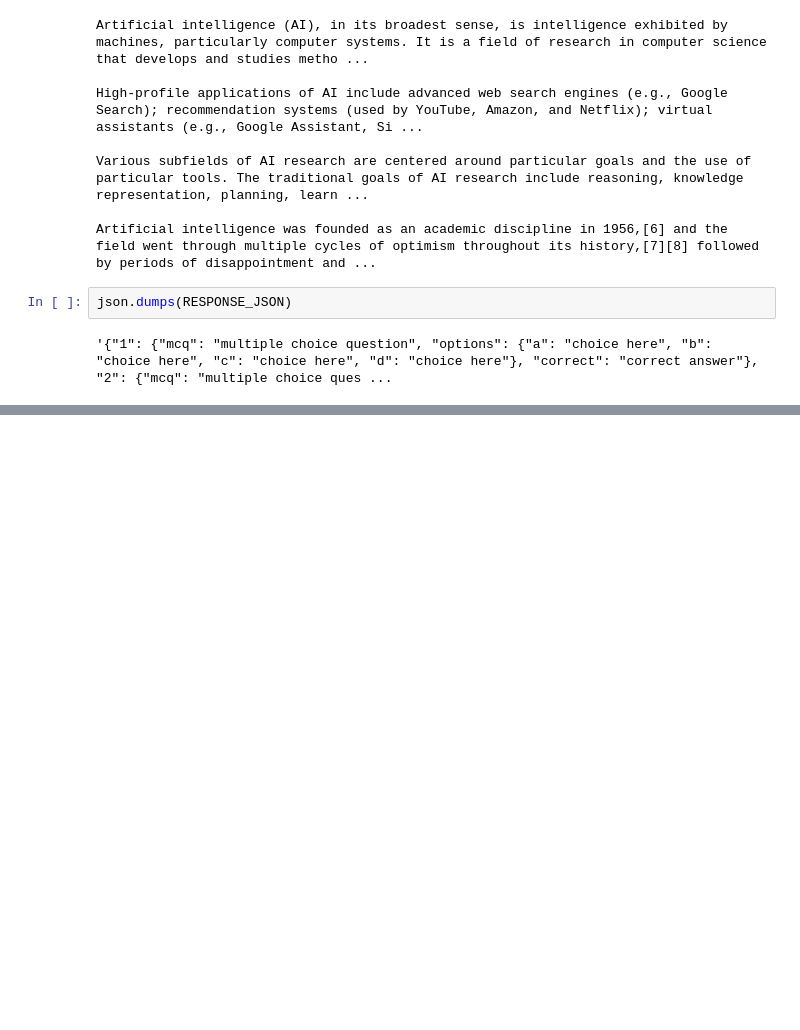
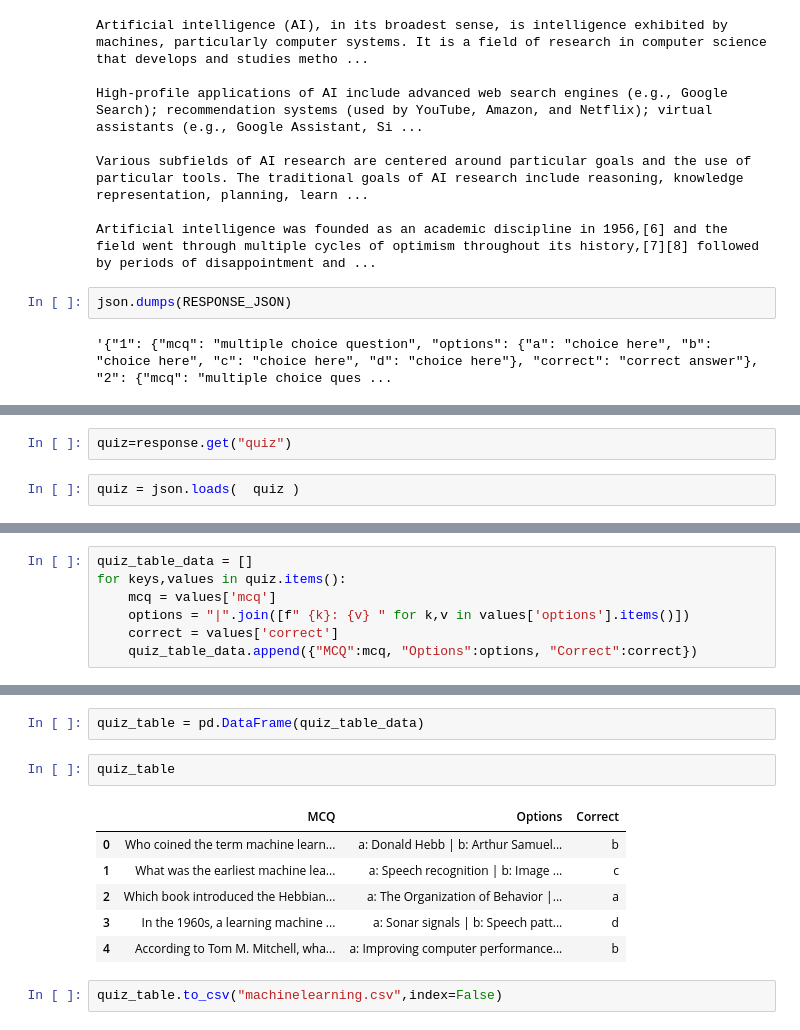
Before and after one commit to Msaad-786/mcqgen, a Jupyter notebook: experiment/mcq.ipynb, the cells around one changed output, grey strips where cells are left out. Drawn from its saved outputs; the diff is of its cells as text; blank space fills up the shorter version.

```diff
--- a/experiment/mcq.ipynb
+++ b/experiment/mcq.ipynb
@@ -114,0 +154,4 @@ json.dumps(RESPONSE_JSON)
+# %%
+quiz=response.get("quiz")
+# %%
+quiz = json.loads(  quiz )
@@ -114,0 +178,7 @@ json.dumps(RESPONSE_JSON)
+# %%
+quiz_table_data = []
+for keys,values in quiz.items():
+    mcq = values['mcq']
+    options = "|".join([f" {k}: {v} " for k,v in values['options'].items()])
+    correct = values['correct']
+    quiz_table_data.append({"MCQ":mcq, "Options":options, "Correct":correct})
@@ -114,0 +203,13 @@ json.dumps(RESPONSE_JSON)
+# %%
+quiz_table = pd.DataFrame(quiz_table_data)
+# %%
+quiz_table
+# %% [output]
+|  | MCQ | Options | Correct |
+| 0 | Who coined the term machine learn... | a: Donald Hebb | b: Arthur Samuel... | b |
+| 1 | What was the earliest machine lea... | a: Speech recognition | b: Image ... | c |
+| 2 | Which book introduced the Hebbian... | a: The Organization of Behavior |... | a |
+| 3 | In the 1960s, a learning machine ... | a: Sonar signals | b: Speech patt... | d |
+| 4 | According to Tom M. Mitchell, wha... | a: Improving computer performance... | b |
+# %%
+quiz_table.to_csv("machinelearning.csv",index=False)
```
Also changed, not shown: parts of 5 cells of this notebook, 5 other files.
